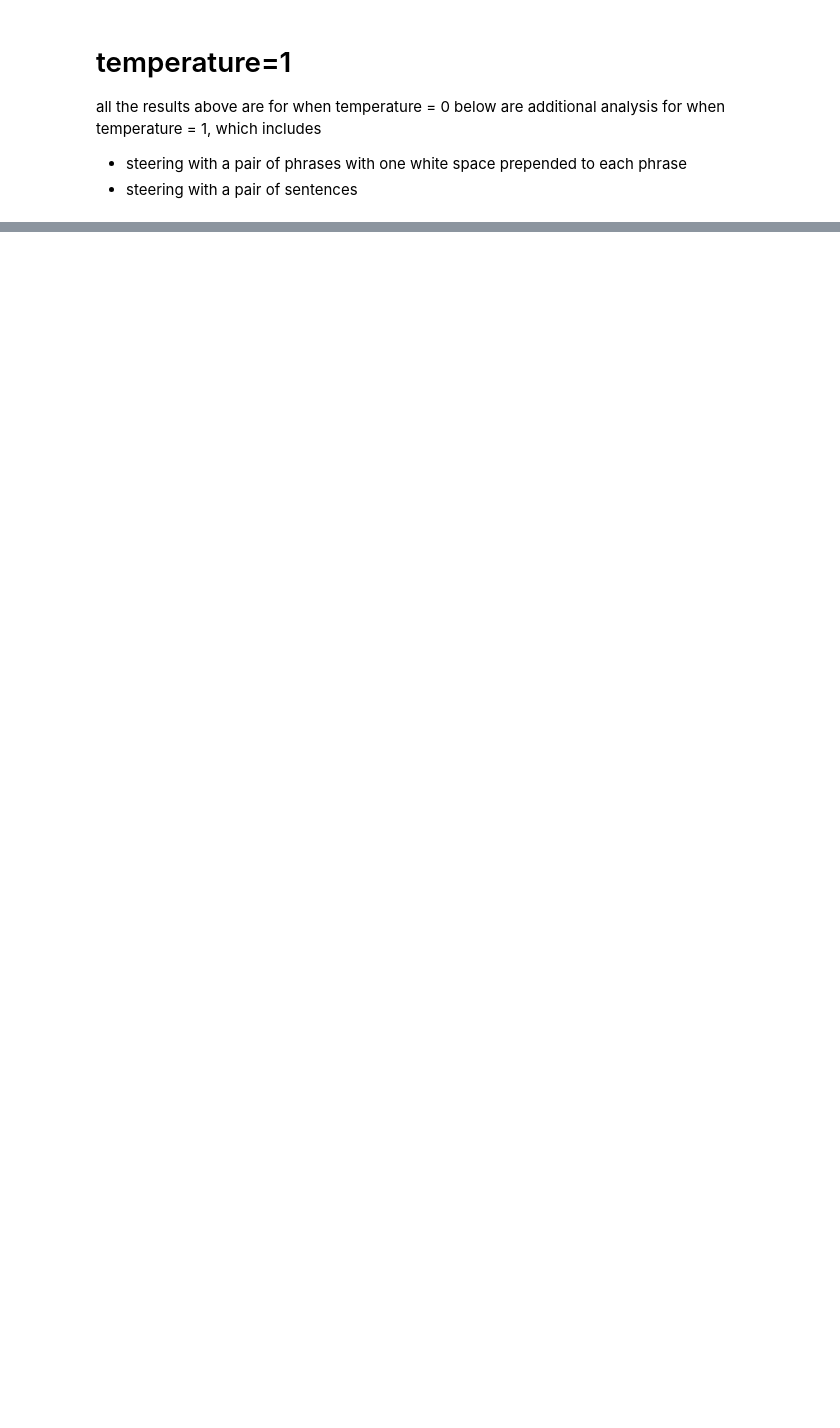
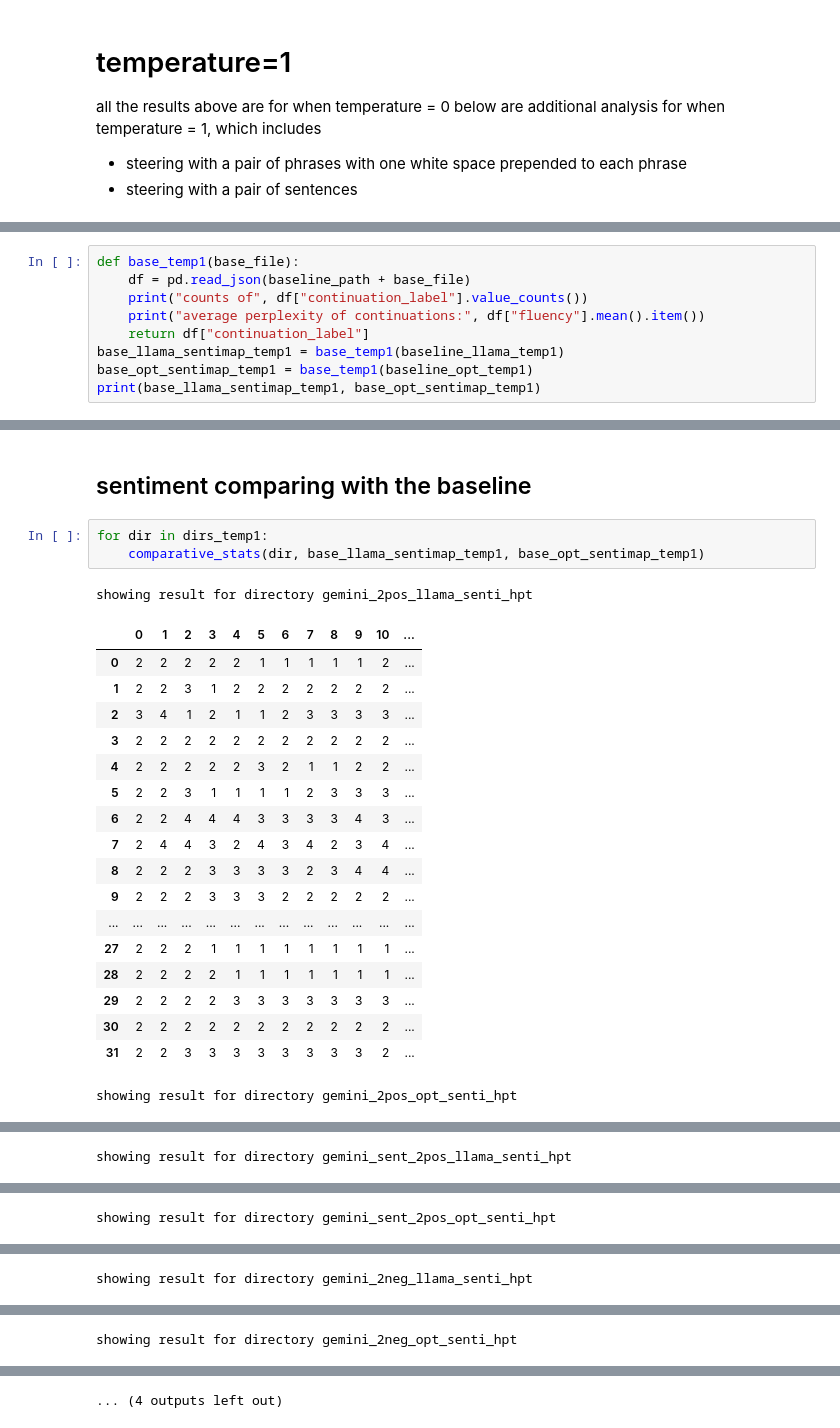
Before and after one commit to Meng3www/ActAdd, a Jupyter notebook: notebooks/results_analysis.ipynb, the cells around one changed output, grey strips where cells are left out. Saved outputs shown, nothing was run; the diff lists cells and outputs as text; blank space fills up the shorter version.

```diff
--- a/notebooks/results_analysis.ipynb
+++ b/notebooks/results_analysis.ipynb
@@ -602,0 +600,9 @@ dirs_2neg_temp1 = [
+# %%
+def base_temp1(base_file):
+    df = pd.read_json(baseline_path + base_file)
+    print("counts of", df["continuation_label"].value_counts())
+    print("average perplexity of continuations:", df["fluency"].mean().item())
+    return df["continuation_label"]
+base_llama_sentimap_temp1 = base_temp1(baseline_llama_temp1)
+base_opt_sentimap_temp1 = base_temp1(baseline_opt_temp1)
+print(base_llama_sentimap_temp1, base_opt_sentimap_temp1)
@@ -602,0 +773,25 @@ dirs_2neg_temp1 = [
+# %% [markdown]
+## sentiment comparing with the baseline
+# %%
+for dir in dirs_temp1:
+    comparative_stats(dir, base_llama_sentimap_temp1, base_opt_sentimap_temp1)
+# %% [output]
+showing result for directory gemini_2pos_llama_senti_hpt
+|  | 0 | 1 | 2 | 3 | 4 | 5 | 6 | 7 | 8 | 9 | 10 | ... |
+| 0 | 2 | 2 | 2 | 2 | 2 | 1 | 1 | 1 | 1 | 1 | 2 | ... |
+| 1 | 2 | 2 | 3 | 1 | 2 | 2 | 2 | 2 | 2 | 2 | 2 | ... |
+| 2 | 3 | 4 | 1 | 2 | 1 | 1 | 2 | 3 | 3 | 3 | 3 | ... |
+| 3 | 2 | 2 | 2 | 2 | 2 | 2 | 2 | 2 | 2 | 2 | 2 | ... |
+| 4 | 2 | 2 | 2 | 2 | 2 | 3 | 2 | 1 | 1 | 2 | 2 | ... |
+| 5 | 2 | 2 | 3 | 1 | 1 | 1 | 1 | 2 | 3 | 3 | 3 | ... |
+| 6 | 2 | 2 | 4 | 4 | 4 | 3 | 3 | 3 | 3 | 4 | 3 | ... |
+| 7 | 2 | 4 | 4 | 3 | 2 | 4 | 3 | 4 | 2 | 3 | 4 | ... |
+| 8 | 2 | 2 | 2 | 3 | 3 | 3 | 3 | 2 | 3 | 4 | 4 | ... |
+| 9 | 2 | 2 | 2 | 3 | 3 | 3 | 2 | 2 | 2 | 2 | 2 | ... |
+| ... | ... | ... | ... | ... | ... | ... | ... | ... | ... | ... | ... | ... |
+| 27 | 2 | 2 | 2 | 1 | 1 | 1 | 1 | 1 | 1 | 1 | 1 | ... |
+| 28 | 2 | 2 | 2 | 2 | 1 | 1 | 1 | 1 | 1 | 1 | 1 | ... |
+| 29 | 2 | 2 | 2 | 2 | 3 | 3 | 3 | 3 | 3 | 3 | 3 | ... |
+| 30 | 2 | 2 | 2 | 2 | 2 | 2 | 2 | 2 | 2 | 2 | 2 | ... |
+| 31 | 2 | 2 | 3 | 3 | 3 | 3 | 3 | 3 | 3 | 3 | 2 | ... |
+showing result for directory gemini_2pos_opt_senti_hpt
@@ -602,0 +815 @@ dirs_2neg_temp1 = [
+showing result for directory gemini_sent_2pos_llama_senti_hpt
@@ -602,0 +833 @@ dirs_2neg_temp1 = [
+showing result for directory gemini_sent_2pos_opt_senti_hpt
@@ -602,0 +851 @@ dirs_2neg_temp1 = [
+showing result for directory gemini_2neg_llama_senti_hpt
@@ -602,0 +869 @@ dirs_2neg_temp1 = [
+showing result for directory gemini_2neg_opt_senti_hpt
@@ -602,0 +887 @@ dirs_2neg_temp1 = [
+... (4 outputs left out)
```
Also changed, not shown: parts of 10 cells of this notebook, 6 other files.
